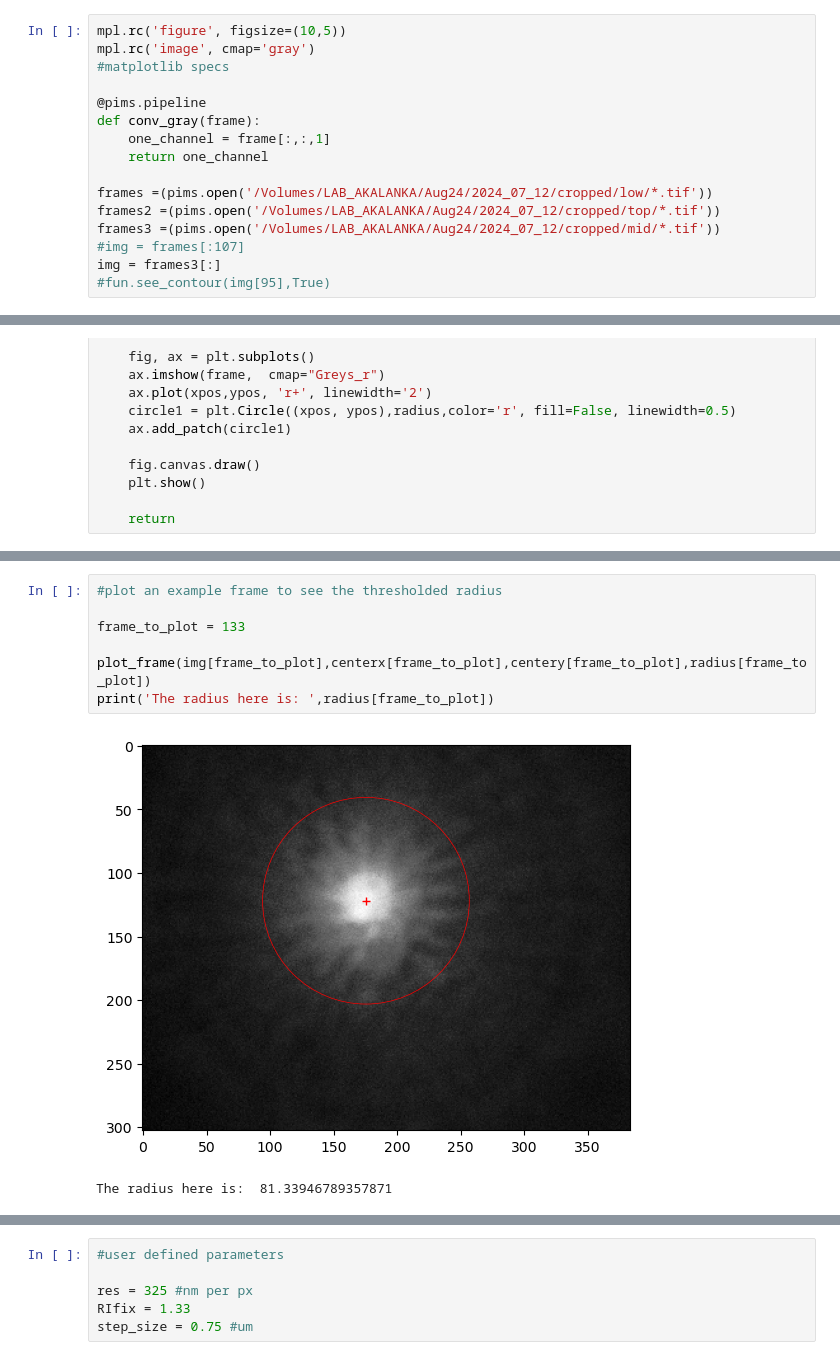
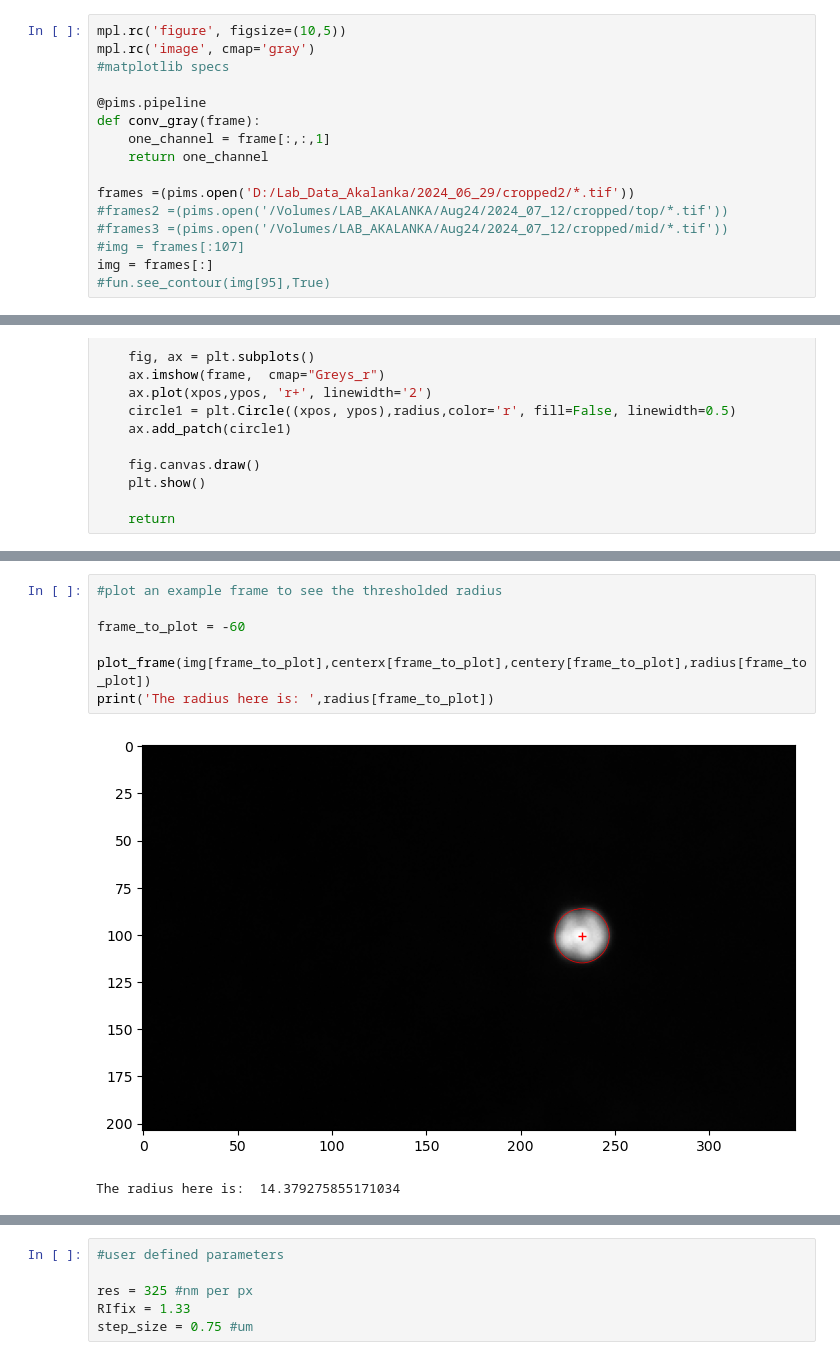
Before and after one commit to pamud-akalanka/FSVPy, a Jupyter notebook: SyntheticStreaks/Threshold_calibration.ipynb, the cells around one changed output, grey strips where cells are left out. Saved outputs shown, nothing was run; the diff lists cells and outputs as text.

```diff
--- a/SyntheticStreaks/Threshold_calibration.ipynb
+++ b/SyntheticStreaks/Threshold_calibration.ipynb
@@ -26,11 +26,11 @@ def conv_gray(frame):
     one_channel = frame[:,:,1]
     return one_channel
 
-frames =(pims.open('/Volumes/LAB_AKALANKA/Aug24/2024_07_12/cropped/low/*.tif'))
-frames2 =(pims.open('/Volumes/LAB_AKALANKA/Aug24/2024_07_12/cropped/top/*.tif'))
-frames3 =(pims.open('/Volumes/LAB_AKALANKA/Aug24/2024_07_12/cropped/mid/*.tif'))
+frames =(pims.open('D:/Lab_Data_Akalanka/2024_06_29/cropped2/*.tif'))
+#frames2 =(pims.open('/Volumes/LAB_AKALANKA/Aug24/2024_07_12/cropped/top/*.tif'))
+#frames3 =(pims.open('/Volumes/LAB_AKALANKA/Aug24/2024_07_12/cropped/mid/*.tif'))
 #img = frames[:107]
-img = frames3[:]
+img = frames[:]
 #fun.see_contour(img[95],True)
 # %%
 ## Some helper functions
@@ -93,13 +93,13 @@ for i, frame in enumerate(img):
 # %%
 #plot an example frame to see the thresholded radius
 
-frame_to_plot = 133
+frame_to_plot = -60
 
 plot_frame(img[frame_to_plot],centerx[frame_to_plot],centery[frame_to_plot],radius[frame_to_plot])
 print('The radius here is: ',radius[frame_to_plot])
 # %% [output]
-[figure, old version]
+[figure, new version]
-The radius here is:  81.33946789357871
+The radius here is:  14.379275855171034
 # %%
 plt.plot(np.arange(len(radius)),radius,'kx')
 # %% [output]
```
Also changed, not shown: parts of 8 cells of this notebook, 6 other files.
